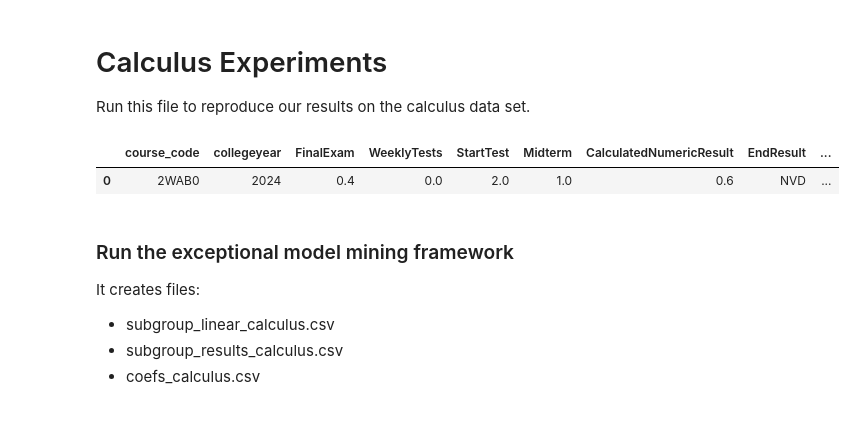
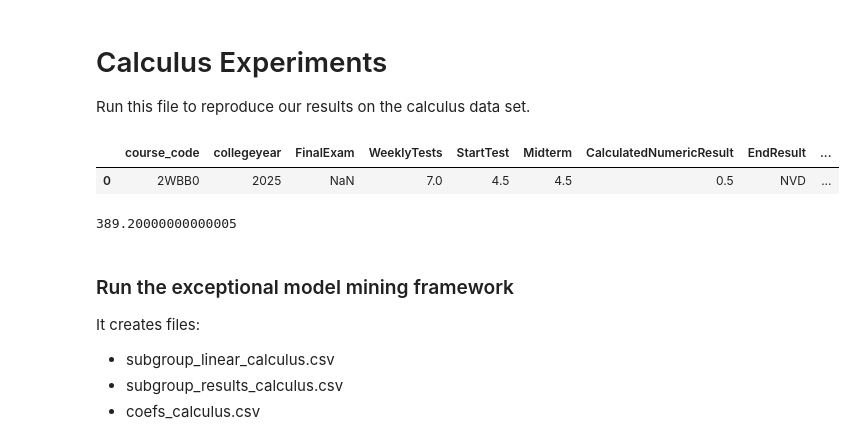
Before and after one commit to TvanGorcum/EMM_Group_4, a Jupyter notebook: inspect_private_calc.ipynb, the cells around one changed output. Saved outputs shown, nothing was run; the diff lists cells and outputs as text; code cells hidden in the pictures.

```diff
--- a/inspect_private_calc.ipynb
+++ b/inspect_private_calc.ipynb
@@ -10,11 +10,15 @@ pd.set_option('display.max_columns', None)
 pd.set_option('display.max_colwidth', 200)
 pd.set_option('display.max_rows', 200)
 # %%
-dat = pd.read_csv("Data/Calc.csv")
+dat = pd.read_csv("Data/Calc_filtered.csv")
 dat.head(1)
 # %% [output]
 |  | course_code | collegeyear | FinalExam | WeeklyTests | StartTest | Midterm | CalculatedNumericResult | EndResult | ... |
-| 0 | 2WAB0 | 2024 | 0.4 | 0.0 | 2.0 | 1.0 | 0.6 | NVD | ... |
+| 0 | 2WBB0 | 2025 | NaN | 7.0 | 4.5 | 4.5 | 0.5 | NVD | ... |
+# %%
+len(dat)*0.2
+# %% [output]
+389.20000000000005
 # %% [markdown]
 ### Run the exceptional model mining framework
 It creates files:
```
Also changed, not shown: parts of 3 cells of this notebook, 19 other files.
